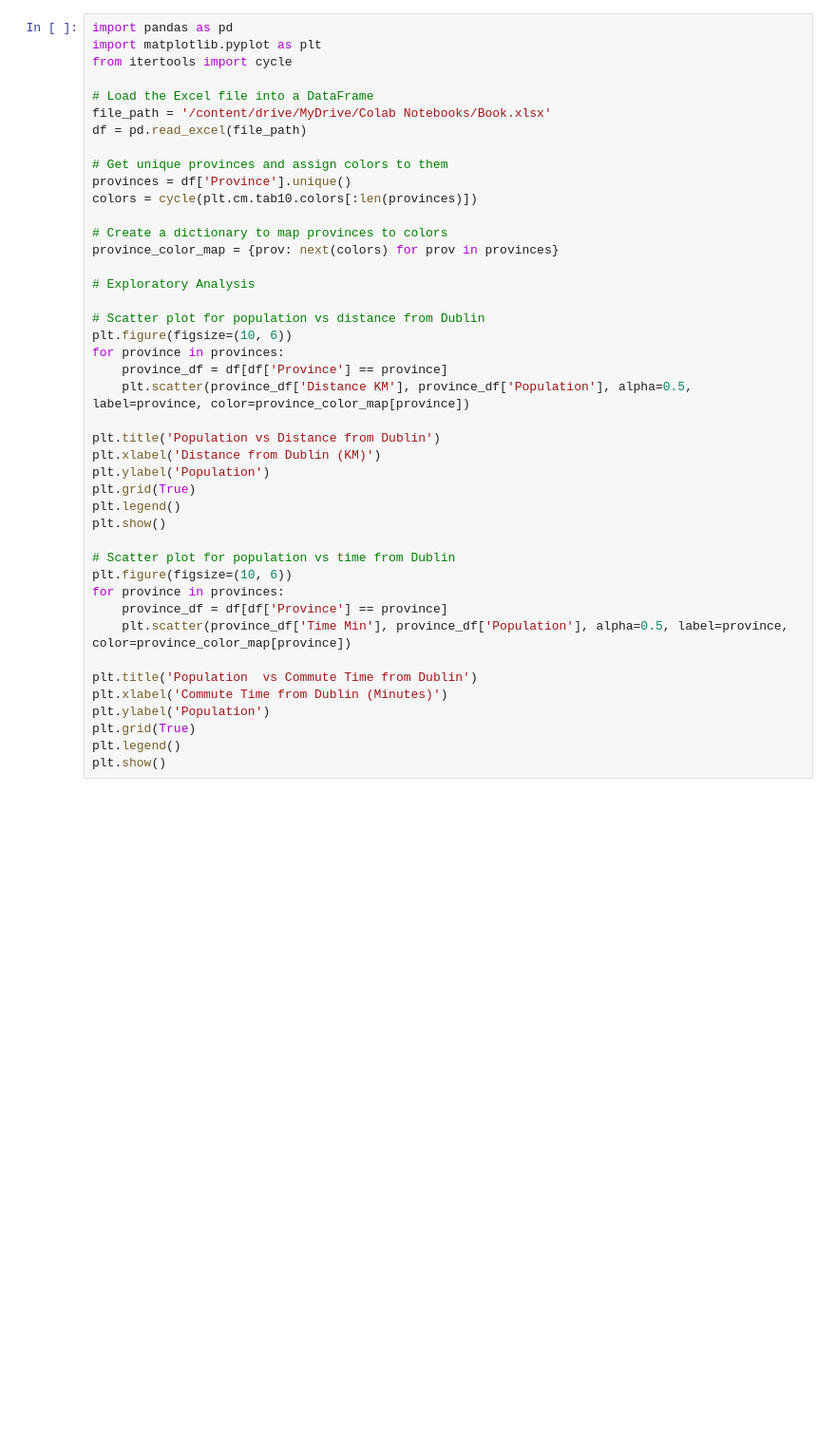
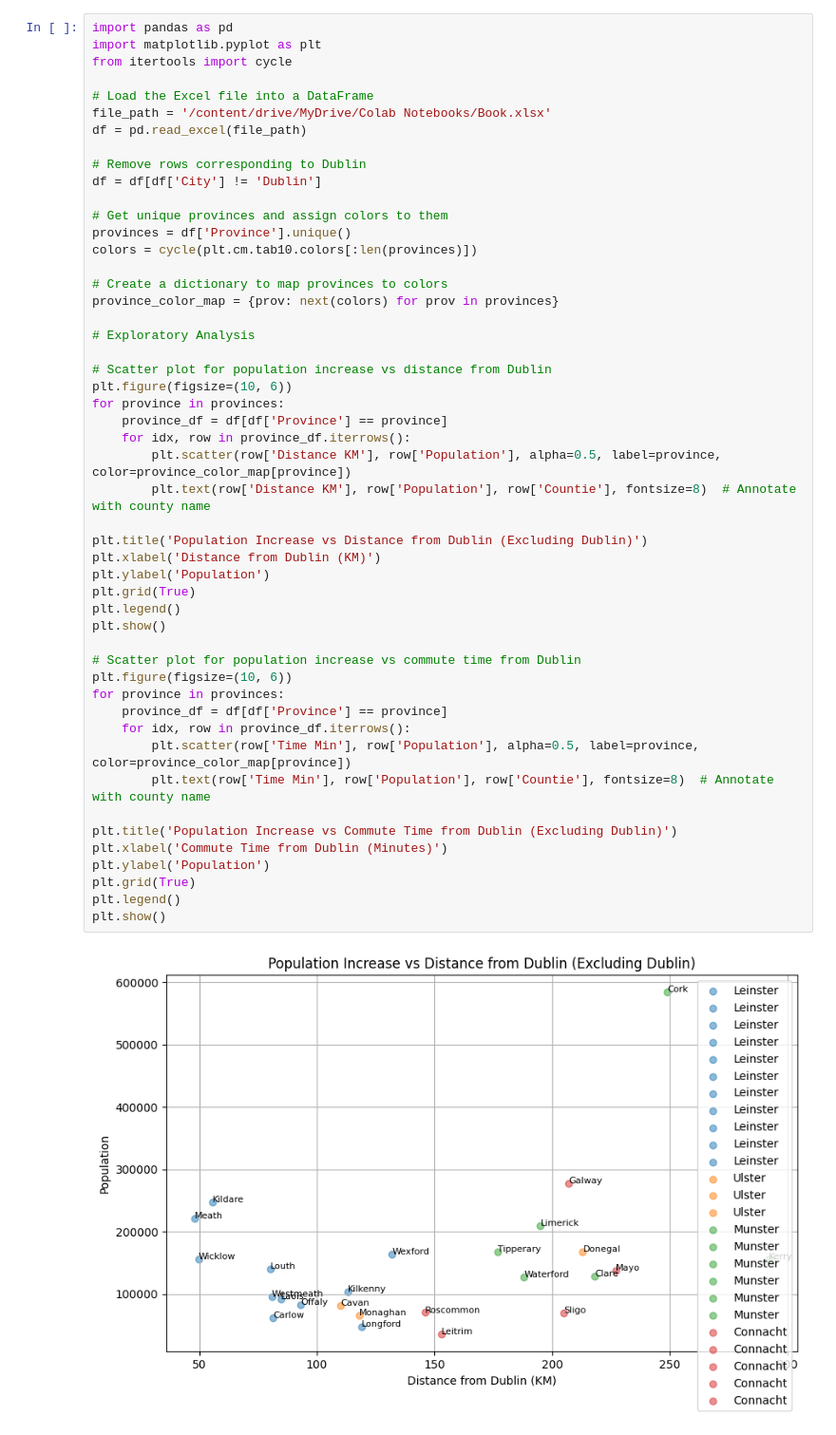
Before and after one commit to RafaelNovais/MasterAI, a Jupyter notebook: IrelandVis.ipynb, the cells around one changed output. Shown at 95% size. Drawn from its saved outputs; the diff is of its cells as text; blank space fills up the shorter version.

```diff
--- a/IrelandVis.ipynb
+++ b/IrelandVis.ipynb
@@ -53,38 +56,47 @@ from itertools import cycle
 # Load the Excel file into a DataFrame
 file_path = '/content/drive/MyDrive/Colab Notebooks/Book.xlsx'
 df = pd.read_excel(file_path)
+
+# Remove rows corresponding to Dublin
+df = df[df['City'] != 'Dublin']
 
 # Get unique provinces and assign colors to them
 provinces = df['Province'].unique()
 colors = cycle(plt.cm.tab10.colors[:len(provinces)])
 
 # Create a dictionary to map provinces to colors
 province_color_map = {prov: next(colors) for prov in provinces}
 
 # Exploratory Analysis
 
-# Scatter plot for population vs distance from Dublin
+# Scatter plot for population increase vs distance from Dublin
 plt.figure(figsize=(10, 6))
 for province in provinces:
     province_df = df[df['Province'] == province]
-    plt.scatter(province_df['Distance KM'], province_df['Population'], alpha=0.5, label=province, color=province_color_map[province])
+    for idx, row in province_df.iterrows():
+        plt.scatter(row['Distance KM'], row['Population'], alpha=0.5, label=province, color=province_color_map[province])
+        plt.text(row['Distance KM'], row['Population'], row['Countie'], fontsize=8)  # Annotate with county name
 
-plt.title('Population vs Distance from Dublin')
+plt.title('Population Increase vs Distance from Dublin (Excluding Dublin)')
 plt.xlabel('Distance from Dublin (KM)')
 plt.ylabel('Population')
 plt.grid(True)
 plt.legend()
 plt.show()
 
-# Scatter plot for population vs time from Dublin
+# Scatter plot for population increase vs commute time from Dublin
 plt.figure(figsize=(10, 6))
 for province in provinces:
     province_df = df[df['Province'] == province]
-    plt.scatter(province_df['Time Min'], province_df['Population'], alpha=0.5, label=province, color=province_color_map[province])
+    for idx, row in province_df.iterrows():
+        plt.scatter(row['Time Min'], row['Population'], alpha=0.5, label=province, color=province_color_map[province])
+        plt.text(row['Time Min'], row['Population'], row['Countie'], fontsize=8)  # Annotate with county name
 
-plt.title('Population  vs Commute Time from Dublin')
+plt.title('Population Increase vs Commute Time from Dublin (Excluding Dublin)')
 plt.xlabel('Commute Time from Dublin (Minutes)')
 plt.ylabel('Population')
 plt.grid(True)
 plt.legend()
 plt.show()
+# %% [output]
+[figure, added]
```
Also changed, not shown: parts of 2 cells of this notebook.
